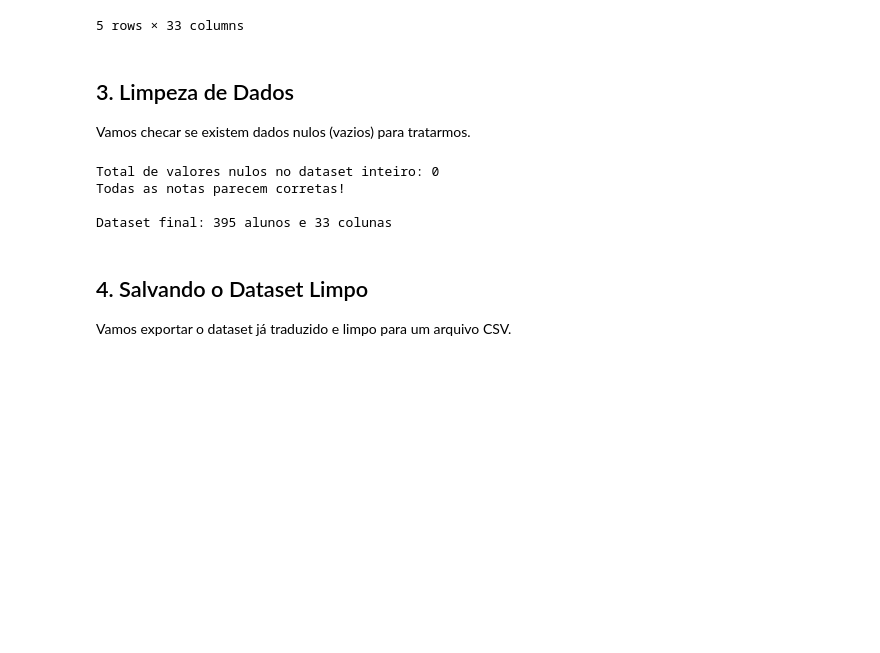
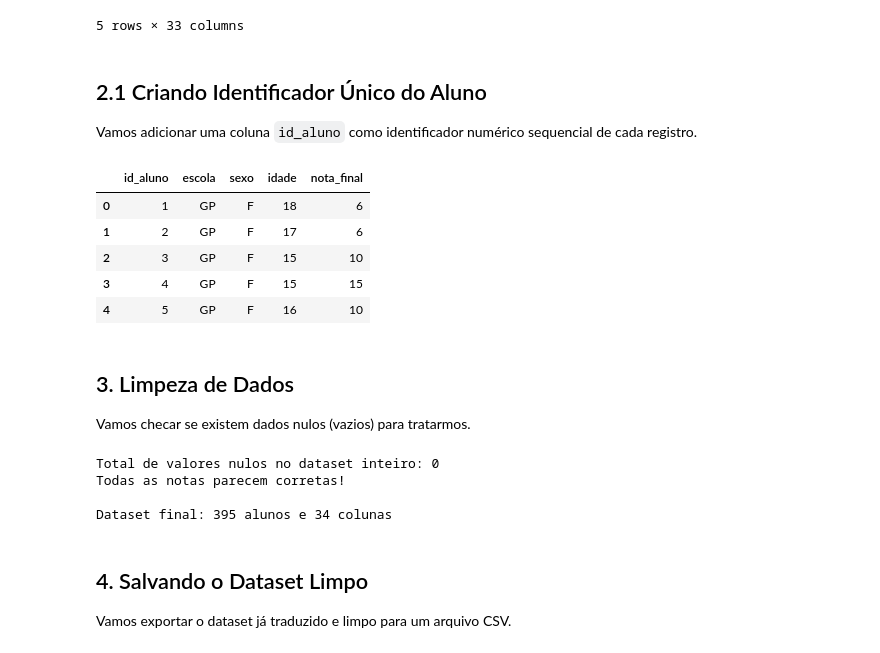
Before and after one commit to ArivaldoFilho/student-performance-analysis, a Jupyter notebook: analise_exploratoria.ipynb, the cells around one changed output. Cells and saved outputs as stored; diff of their text form; code cells hidden in the pictures; blank space fills up the shorter version.

Commit message:
add id_aluno

```diff
--- a/analise_exploratoria.ipynb
+++ b/analise_exploratoria.ipynb
@@ -77,6 +77,20 @@ display(df.head())
 | 3 | GP | F | 15 | U | GT3 | T | 4 | ... |
 | 4 | GP | F | 16 | U | GT3 | T | 3 | ... |
 5 rows × 33 columns
+# %% [markdown]
+## 2.1 Criando Identificador Único do Aluno
+Vamos adicionar uma coluna `id_aluno` como identificador numérico sequencial de cada registro.
+# %%
+df.insert(0, "id_aluno", range(1, len(df) + 1))
+
+display(df[["id_aluno", "escola", "sexo", "idade", "nota_final"]].head())
+# %% [output]
+|  | id_aluno | escola | sexo | idade | nota_final |
+| 0 | 1 | GP | F | 18 | 6 |
+| 1 | 2 | GP | F | 17 | 6 |
+| 2 | 3 | GP | F | 15 | 10 |
+| 3 | 4 | GP | F | 15 | 15 |
+| 4 | 5 | GP | F | 16 | 10 |
 # %% [markdown]
 ## 3. Limpeza de Dados
 Vamos checar se existem dados nulos (vazios) para tratarmos.
@@ -98,7 +112,7 @@ print(f"\nDataset final: {tamanho_depois} alunos e {len(df.columns)} colunas")
 Total de valores nulos no dataset inteiro: 0
 Todas as notas parecem corretas!
 
-Dataset final: 395 alunos e 33 colunas
+Dataset final: 395 alunos e 34 colunas
 # %% [markdown]
 ## 4. Salvando o Dataset Limpo
 Vamos exportar o dataset já traduzido e limpo para um arquivo CSV.
```
Also changed, not shown: 2 other files.
